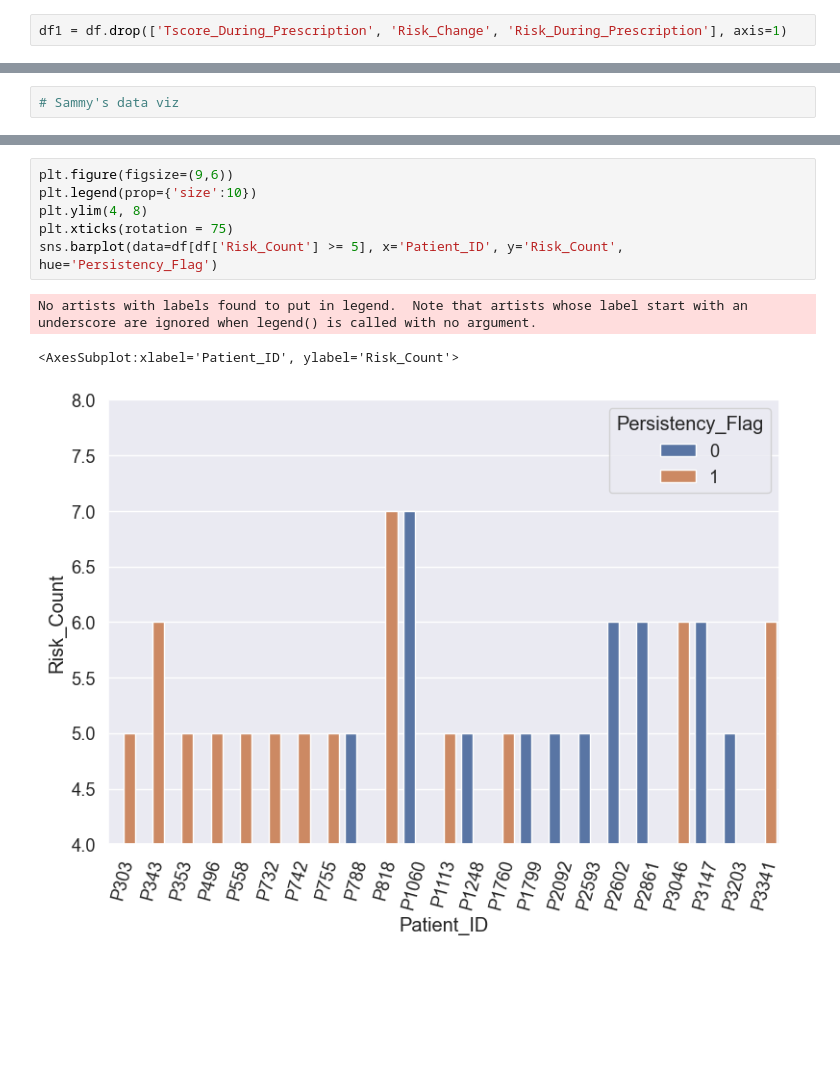
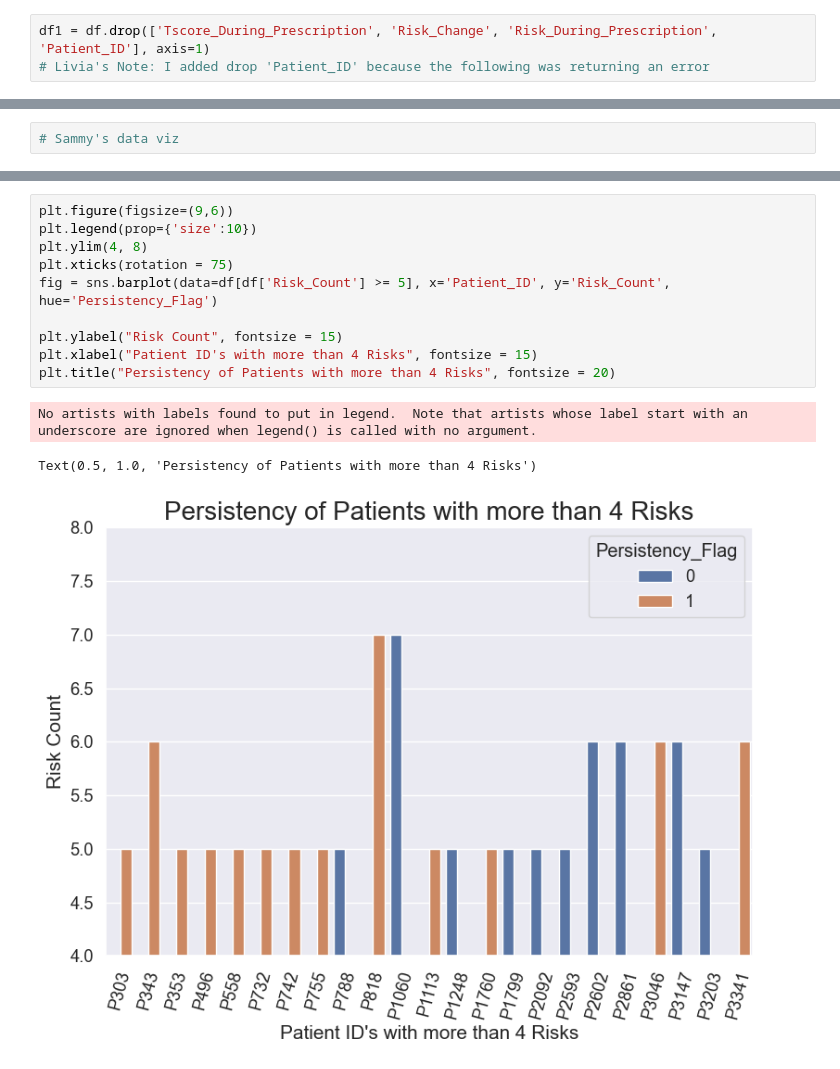
Before and after one commit to LiviaNFoster/DataGlacierFinalProject, a Jupyter notebook: FinalProject.ipynb, the cells around one changed output, grey strips where cells are left out. Drawn from its saved outputs; the diff is of its cells as text; blank space fills up the shorter version.

Commit message:
Livia Week 11 commit #1

```diff
--- a/FinalProject.ipynb
+++ b/FinalProject.ipynb
@@ -1260,5 +1272,6 @@ NameError: name 'df' is not defined
 # %%
-df1 = df.drop(['Tscore_During_Prescription', 'Risk_Change', 'Risk_During_Prescription'], axis=1)
+df1 = df.drop(['Tscore_During_Prescription', 'Risk_Change', 'Risk_During_Prescription', 'Patient_ID'], axis=1)
+# Livia's Note: I added drop 'Patient_ID' because the following was returning an error
 # %%
 from sklearn.linear_model import LogisticRegression
 
@@ -1730,13 +1810,17 @@ Name: Patient_ID, Length: 114, dtype: object
 # %%
 plt.figure(figsize=(9,6))
 plt.legend(prop={'size':10})
 plt.ylim(4, 8)
 plt.xticks(rotation = 75)
-sns.barplot(data=df[df['Risk_Count'] >= 5], x='Patient_ID', y='Risk_Count', hue='Persistency_Flag')
+fig = sns.barplot(data=df[df['Risk_Count'] >= 5], x='Patient_ID', y='Risk_Count', hue='Persistency_Flag')
+
+plt.ylabel("Risk Count", fontsize = 15)
+plt.xlabel("Patient ID's with more than 4 Risks", fontsize = 15)
+plt.title("Persistency of Patients with more than 4 Risks", fontsize = 20)
 # %% [output]
 No artists with labels found to put in legend.  Note that artists whose label start with an underscore are ignored when legend() is called with no argument.
-<AxesSubplot:xlabel='Patient_ID', ylabel='Risk_Count'>
+Text(0.5, 1.0, 'Persistency of Patients with more than 4 Risks')
-[figure, old version]
+[figure, new version]
 # %%
 # Livia's Population Visual
 plt.figure(figsize=(10,4))
```
Also changed, not shown: parts of 30 cells of this notebook.
